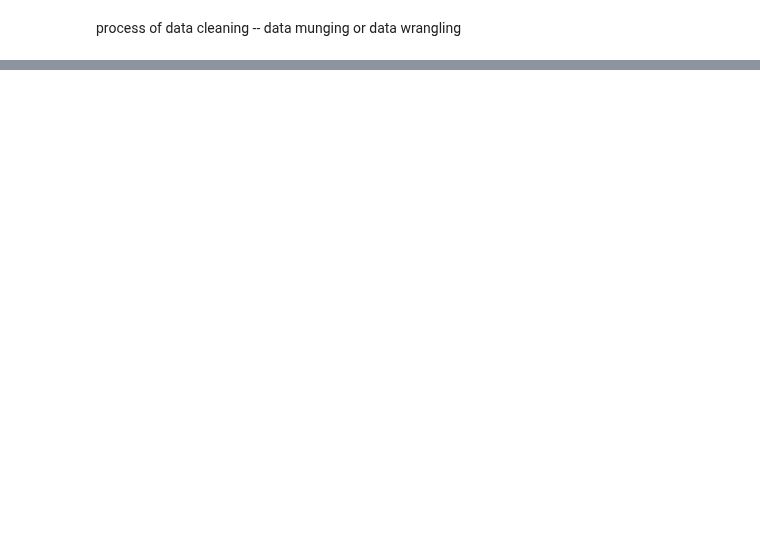
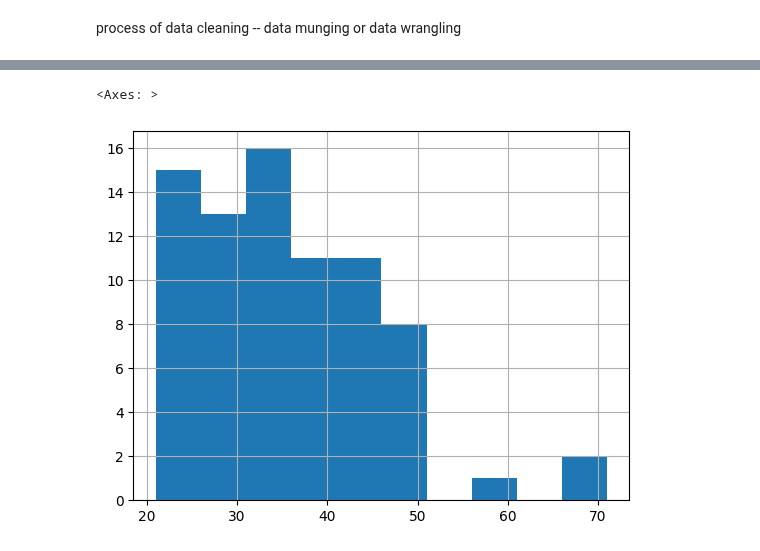
Before and after one commit to kelvinprabhu/Python_series, a Jupyter notebook: Pandas/basics.ipynb, the cells around one changed output, grey strips where cells are left out. Cells and saved outputs as stored; diff of their text form; code cells hidden in the pictures; blank space fills up the shorter version.

```diff
--- a/Pandas/basics.ipynb
+++ b/Pandas/basics.ipynb
@@ -60,0 +170,7 @@ process of data cleaning  -- data munging or data wrangling
+# %%
+import kagglehub
+
+# Download latest version
+path = kagglehub.dataset_download("walekhwatlphilip/intro-to-data-cleaning-eda-and-machine-learning")
+
+print("Path to dataset files:", path)
@@ -60,0 +181,2 @@ process of data cleaning  -- data munging or data wrangling
+# %%
+df = pd.read_csv(os.path.join(path, 'bi.csv'), encoding='latin1')
@@ -60,0 +230,5 @@ process of data cleaning  -- data munging or data wrangling
+# %%
+df['Age'].hist()
+# %% [output]
+<Axes: >
+[figure, added]
```
Also changed, not shown: parts of 30 cells of this notebook, 2 other files.
